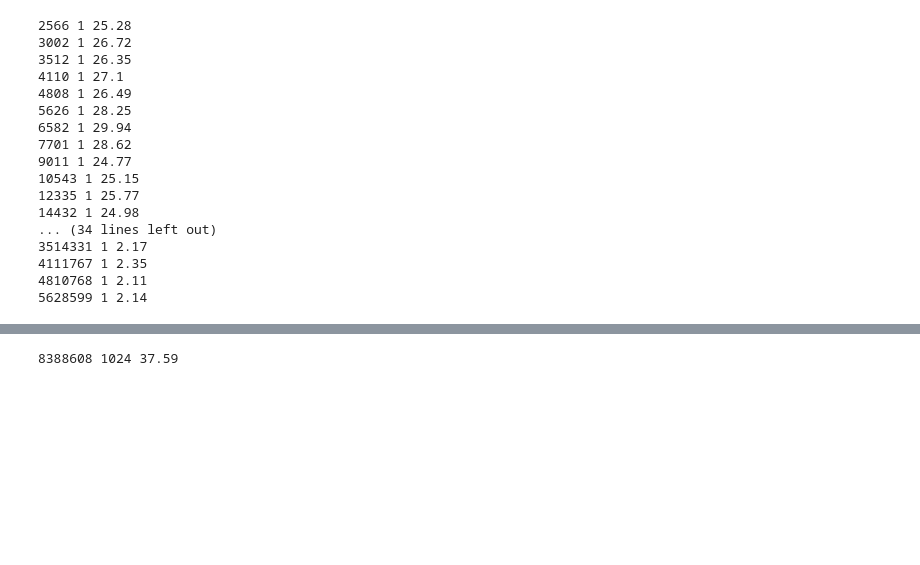
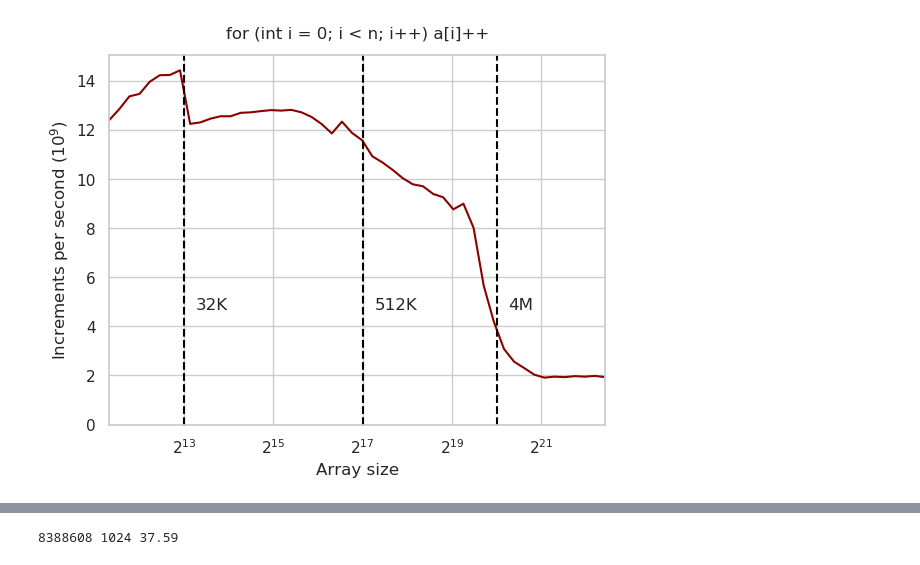
Before and after one commit to sslotin/amh-code, a Jupyter notebook: cpu-cache/plot.ipynb, the cells around one changed output, grey strips where cells are left out. Cells and saved outputs as stored; diff of their text form; code cells hidden in the pictures; blank space fills up the shorter version.

```diff
--- a/cpu-cache/plot.ipynb
+++ b/cpu-cache/plot.ipynb
@@ -3,34 +3,13 @@ import matplotlib.pyplot as plt
 import seaborn as sns
 
 sns.reset_defaults()
+sns.set_theme(style='whitegrid')
 # %%
-def bench(n, d=1):
-    res = !g++ -O3 -march=native -D N={n} -D D={d} inc.cc -o run && ./run
+def bench(source, n=2**20, d=1):
+    res = !g++ -O3 -march=native -D N={n} -D D={d} {source}.cc -o run && ./run
     res = float(res[0].split()[0])
-    print(n, d, res)
+    print(source, n, d, res)
     return res
 
 ns = list(int(1.17**k) for k in range(50, 100))
-
-l = [bench(n) for n in ns]
-
-#bench(2**15)
-#bench(2**23)
+inc_res = [bench('inc', n) for n in ns]
-# %% [output]
-2566 1 25.28
-3002 1 26.72
-3512 1 26.35
-4110 1 27.1
-4808 1 26.49
-5626 1 28.25
-6582 1 29.94
-7701 1 28.62
-9011 1 24.77
-10543 1 25.15
-12335 1 25.77
-14432 1 24.98
-... (34 lines left out)
-3514331 1 2.17
-4111767 1 2.35
-4810768 1 2.11
-5628599 1 2.14
@@ -37,22 +18,38 @@ l = [bench(n) for n in ns]
 # %%
-plt.xlabel('Array size')
-plt.ylabel('GFLOPS')
+def plot(title=None, ylabel=None, path=None, ch=None, legend=False):
+    if ch:
+        lines = [
+            (2**13, "32K"),
+            (2**17, "512K"),
+            (2**20, "4M"),
+        ]
 
-plt.plot(ns, l, color='darkred')
+        for x, t in lines:
+            plt.text(x * 1.2, ch, t)
+            plt.axvline(x=x, color='black', linestyle='--')
 
-lines = [
-    (2**13, "32KB"),
-    (2**17, "512KB"),
-    (2**21, "8MB"),
-]
+    plt.xscale('log', basex=2)
+    plt.xlabel('Array size')
 
-for x, t in lines:
-    plt.text(x * 1.2, 10, t)
-    plt.axvline(x=x, color='black', linestyle='--')
+    if ylabel:
+        plt.ylabel(ylabel)
 
-plt.xscale('log', basex=2)
+    if title:
+        plt.title(title, pad=12)
 
-#plt.title("for(int i = 0; i < n; i++) a[i]++")
+    if legend:
+        plt.legend(loc='best')
 
-#plt.show()
-plt.savefig("inc.svg")
+    plt.ylim(bottom=0)
+    plt.margins(0)
+
+    if path:
+        fig = plt.gcf()
+        fig.savefig(path)
+    plt.show()
+
+
+plt.plot(ns, inc_res, color='darkred')
+plot('for (int i = 0; i < n; i++) a[i]++', 'Increments per second ($10^9$)', 'inc.svg', 4.7)
+# %% [output]
+[figure, added]
```
Also changed, not shown: parts of 25 cells of this notebook, 1 other file.
